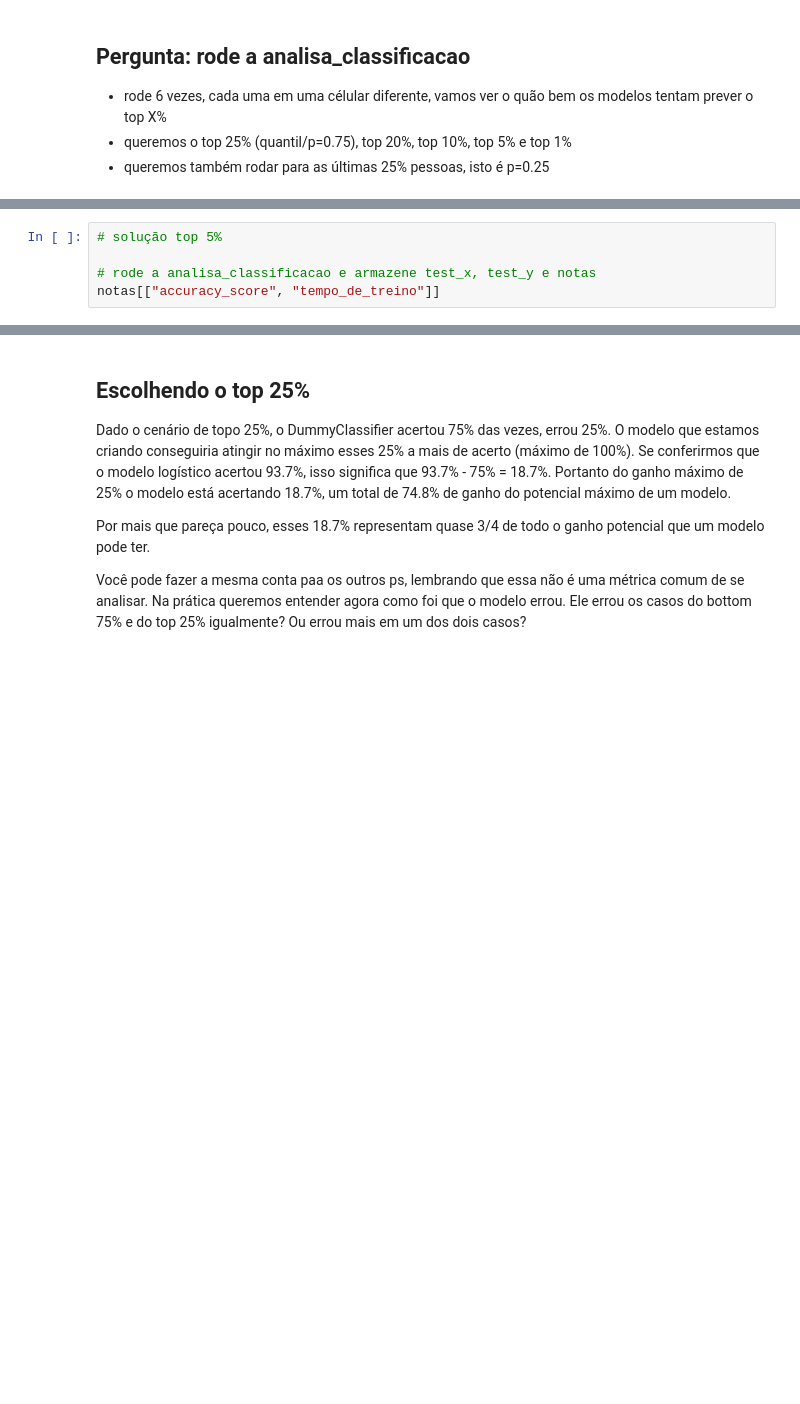
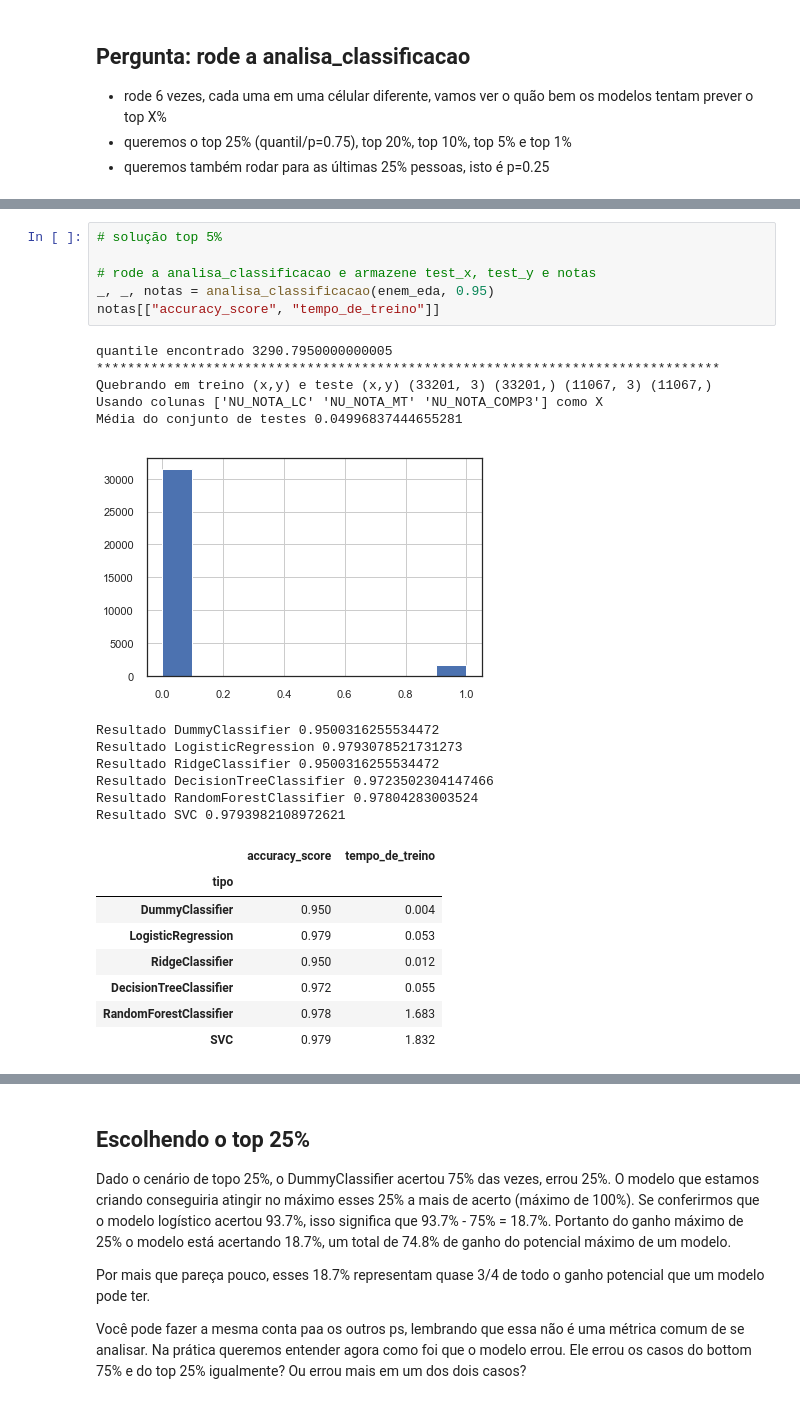
Before and after one commit to IgorNascAlves/Forma-o_Machine_Learning_Projeto_Alura, a Jupyter notebook: Formação_Machine_Learning_Projeto_Alura.ipynb, the cells around one changed output, grey strips where cells are left out. Cells and saved outputs as stored; diff of their text form; blank space fills up the shorter version.

```diff
--- a/Formação_Machine_Learning_Projeto_Alura.ipynb
+++ b/Formação_Machine_Learning_Projeto_Alura.ipynb
@@ -985,8 +1065,30 @@ notas[["accuracy_score", "tempo_de_treino"]]
 # %%
 # solução top 5%
 
 # rode a analisa_classificacao e armazene test_x, test_y e notas
+_, _, notas = analisa_classificacao(enem_eda, 0.95)
 notas[["accuracy_score", "tempo_de_treino"]]
+# %% [output]
+quantile encontrado 3290.7950000000005
+********************************************************************************
+Quebrando em treino (x,y) e teste (x,y) (33201, 3) (33201,) (11067, 3) (11067,)
+Usando colunas ['NU_NOTA_LC' 'NU_NOTA_MT' 'NU_NOTA_COMP3'] como X
+Média do conjunto de testes 0.04996837444655281
+[figure, added]
+Resultado DummyClassifier 0.9500316255534472
+Resultado LogisticRegression 0.9793078521731273
+Resultado RidgeClassifier 0.9500316255534472
+Resultado DecisionTreeClassifier 0.9723502304147466
+Resultado RandomForestClassifier 0.97804283003524
+Resultado SVC 0.9793982108972621
+|  | accuracy_score | tempo_de_treino |
+| tipo |  |  |
+| DummyClassifier | 0.950 | 0.004 |
+| LogisticRegression | 0.979 | 0.053 |
+| RidgeClassifier | 0.950 | 0.012 |
+| DecisionTreeClassifier | 0.972 | 0.055 |
+| RandomForestClassifier | 0.978 | 1.683 |
+| SVC | 0.979 | 1.832 |
 # %%
 # solução top 1%
 
```
Also changed, not shown: parts of 15 cells of this notebook.
